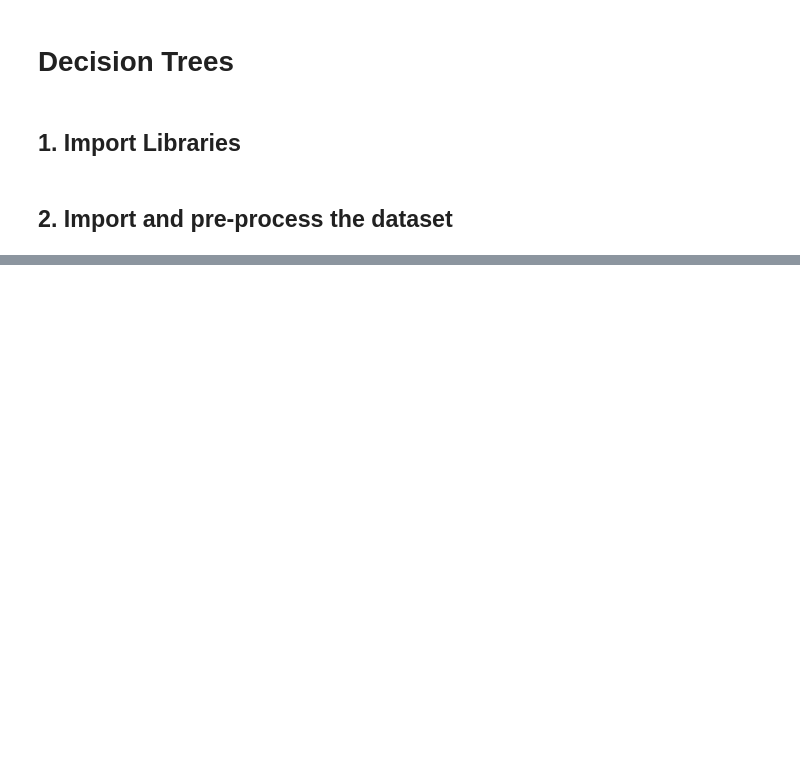
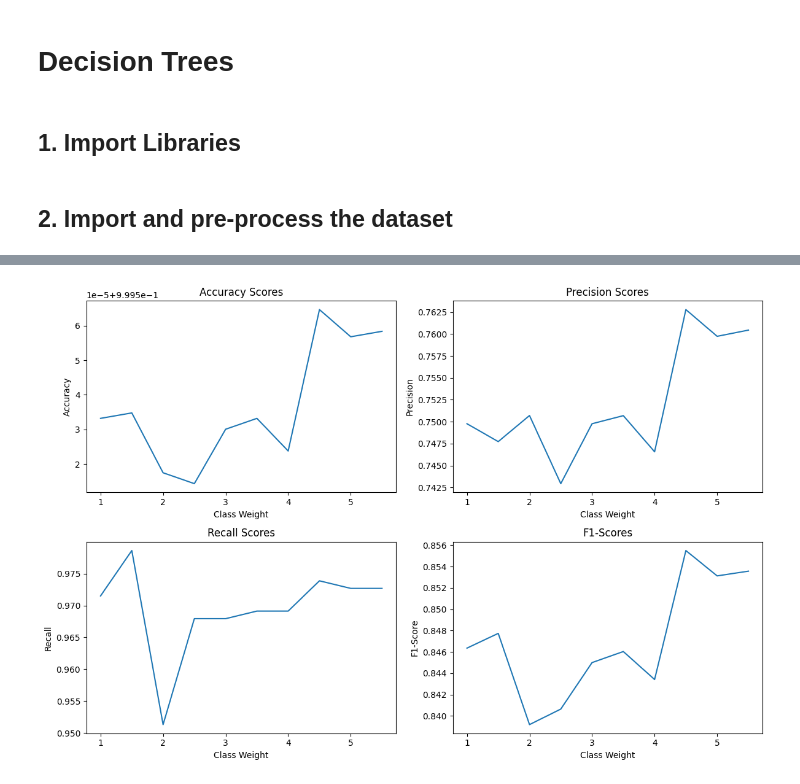
Before and after one commit to RobertKS123/ACML_Assignment, a Jupyter notebook: DecisionTrees.ipynb, the cells around one changed output, grey strips where cells are left out. Cells and saved outputs as stored; diff of their text form; code cells hidden in the pictures; blank space fills up the shorter version.

Commit message:
Decision trees update

```diff
--- a/DecisionTrees.ipynb
+++ b/DecisionTrees.ipynb
@@ -34,0 +127,15 @@ print("Decision Tree Classifier F1-Score:", dt_f1_score)
+# %%
+# Create a decision tree classifier
+clf = DecisionTreeClassifier()
+
+# Fit the classifier on the train set
+clf.fit(X_train_resampled, y_train_resampled)
+
+# Predict on the train set
+y_train_pred = clf.predict(X_train_resampled)
+
+# Predict on the test set
+y_test_pred = clf.predict(X_test)
+
+# Predict on the validation set
+y_validation_pred = clf.predict(X_validation)
@@ -34,0 +305,69 @@ print("Decision Tree Classifier F1-Score:", dt_f1_score)
+# %%
+# Define the class weights
+class_weights = [1, 1.5, 2, 2.5, 3, 3.5, 4, 4.5, 5, 5.5]
+
+# Initialize lists to store the performance metrics
+accuracy_scores = []
+precision_scores = []
+recall_scores = []
+f1_scores = []
+
+# Perform SMOTE on the training data with the optimal sampling ratio
+smote = SMOTE(sampling_strategy=0.3)
+X_train_resampled, y_train_resampled = smote.fit_resample(X_train, y_train)
+
+# Iterate over the class weights and calculate the performance metrics
+for weight in class_weights:
+    # Create and fit the classifier with the specified class weight
+    clf = DecisionTreeClassifier(class_weight={0: 1, 1: weight})
+    clf.fit(X_train_resampled, y_train_resampled)
+
+    # Make predictions on the test set
+    y_test_pred = clf.predict(X_test)
+
+    # Calculate and store the performance metrics
+    accuracy = accuracy_score(y_test, y_test_pred)
+    precision = precision_score(y_test, y_test_pred)
+    recall = recall_score(y_test, y_test_pred)
+    f1 = f1_score(y_test, y_test_pred)
+
+    # Append the scores to the lists
+    accuracy_scores.append(accuracy)
+    precision_scores.append(precision)
+    recall_scores.append(recall)
+    f1_scores.append(f1)
+
+# Create subplots
+fig, axs = plt.subplots(2, 2, figsize=(12, 8))
+
+# Plot accuracy scores
+axs[0, 0].plot(class_weights, accuracy_scores)
+axs[0, 0].set_xlabel('Class Weight')
+axs[0, 0].set_ylabel('Accuracy')
+axs[0, 0].set_title('Accuracy Scores')
+
+# Plot precision scores
+axs[0, 1].plot(class_weights, precision_scores)
+axs[0, 1].set_xlabel('Class Weight')
+axs[0, 1].set_ylabel('Precision')
+axs[0, 1].set_title('Precision Scores')
+
+# Plot recall scores
+axs[1, 0].plot(class_weights, recall_scores)
+axs[1, 0].set_xlabel('Class Weight')
+axs[1, 0].set_ylabel('Recall')
+axs[1, 0].set_title('Recall Scores')
+
+# Plot F1 scores
+axs[1, 1].plot(class_weights, f1_scores)
+axs[1, 1].set_xlabel('Class Weight')
+axs[1, 1].set_ylabel('F1-Score')
+axs[1, 1].set_title('F1-Scores')
+
+# Adjust spacing between subplots
+plt.tight_layout()
+
+# Display the plots
+plt.show()
+# %% [output]
+[figure, added]
```
Also changed, not shown: parts of 14 cells of this notebook.
